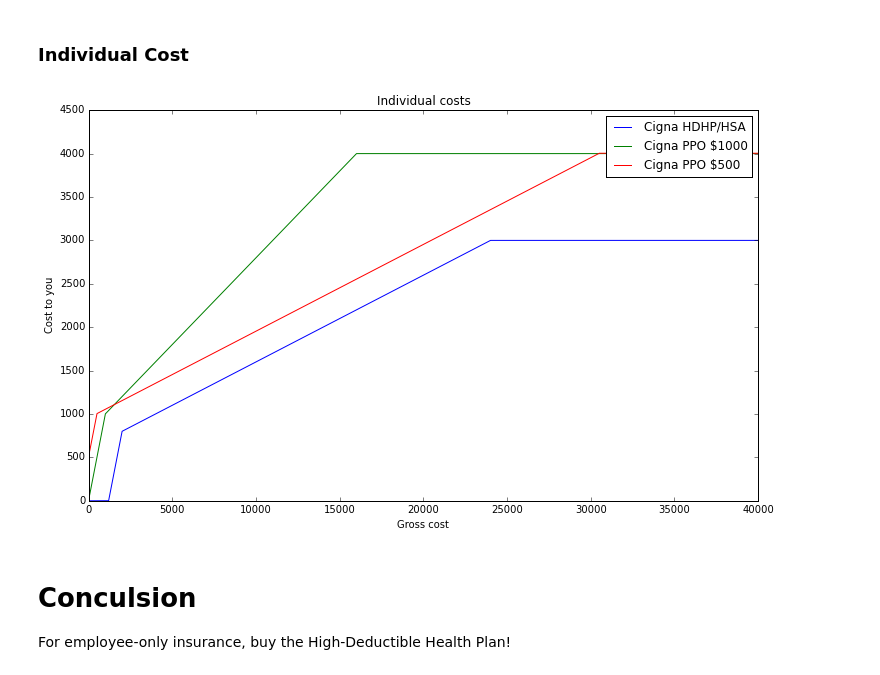
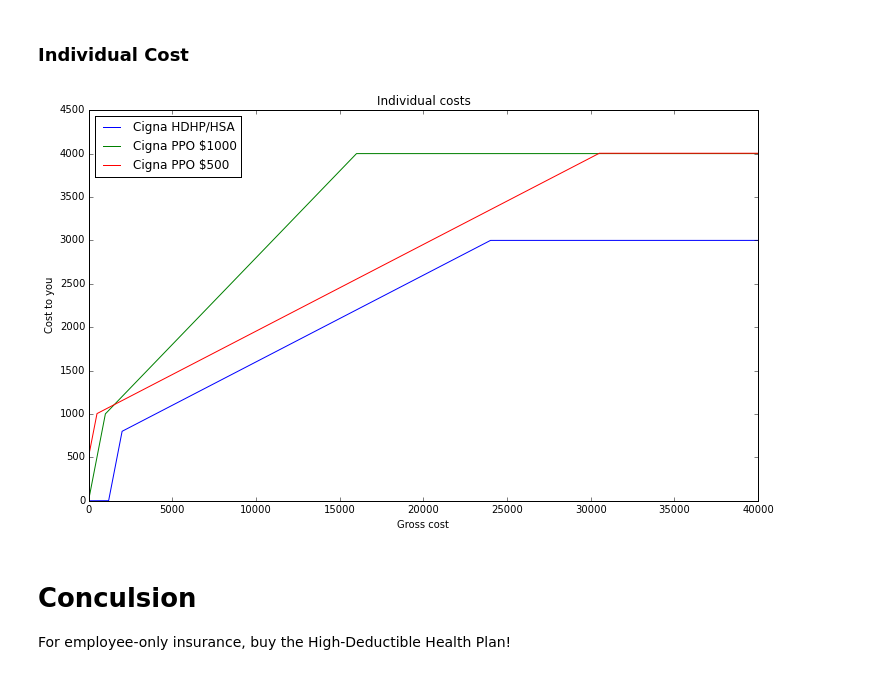
Before and after one commit to calebmadrigal/insurance-plan-analysis, a Jupyter notebook: fireeye-insurance-individual-2016.ipynb, the cells around one changed output. Cells and saved outputs as stored; diff of their text form; code cells hidden in the pictures.

```diff
--- a/fireeye-insurance-individual-2016.ipynb
+++ b/fireeye-insurance-individual-2016.ipynb
@@ -156,21 +156,21 @@ p3.premium_monthly * 12.0
 # %%
 # Calculate costs
 gross_costs = range(0, 40000)
 p1_costs = [individual_cost(p1, cost) for cost in gross_costs]
 p2_costs = [individual_cost(p2, cost) for cost in gross_costs]
 p3_costs = [individual_cost(p3, cost) for cost in gross_costs]
 
 # Do graph
 setup_graph(title='Individual costs', x_label='Gross cost', y_label='Cost to you', fig_size=(12,7))
 ax = plt.subplot(1,1,1)
 p1_graph, = ax.plot(gross_costs, p1_costs, label="Cigna HDHP/HSA")
 p2_graph, = ax.plot(gross_costs, p2_costs, label="Cigna PPO $1000")
 p3_graph, = ax.plot(gross_costs, p3_costs, label="Cigna PPO $500")
 handles, labels = ax.get_legend_handles_labels()
-ax.legend(handles, labels)
+ax.legend(handles, labels, loc='upper left')
 plt.show()
 # %% [output]
-[figure, old version]
+[figure, new version]
 # %% [markdown]
 # Conculsion
 
```
Also changed, not shown: 3 other files.
